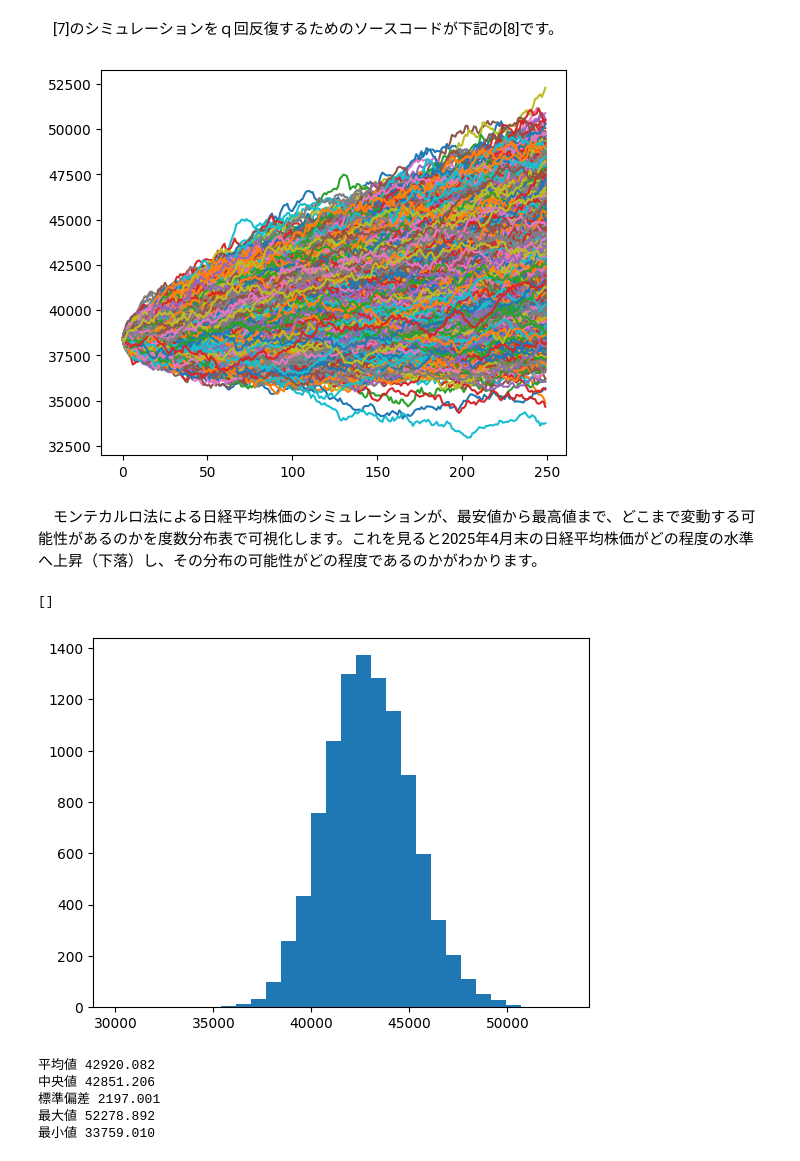
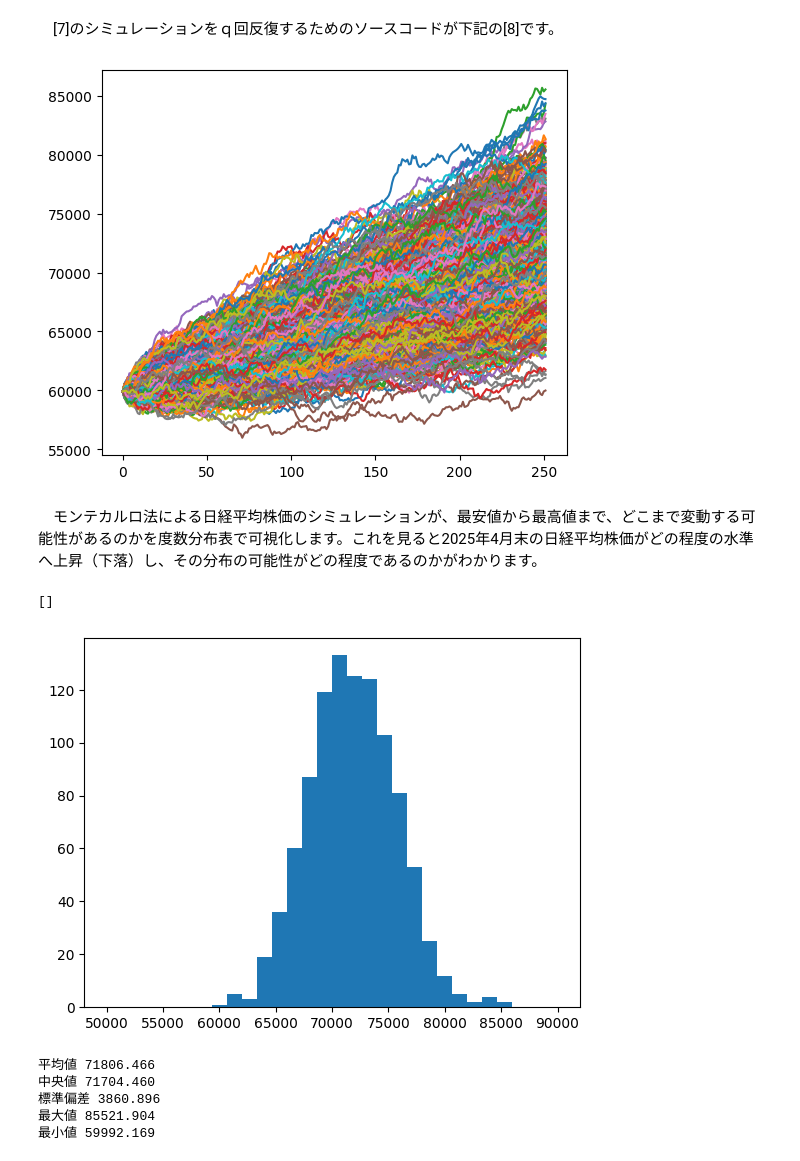
Before and after one commit to nagamamo/financial_data_science, a Jupyter notebook: 5_1_montecarlo_simulation.ipynb, the cells around one changed output. Saved outputs shown, nothing was run; the diff lists cells and outputs as text; code cells hidden in the pictures.

```diff
--- a/5_1_montecarlo_simulation.ipynb
+++ b/5_1_montecarlo_simulation.ipynb
@@ -25 +18,7 @@ nikkei=data.DataReader('^NKX','stooq',start=start,end=end).sort_values(by='Date'
+# %%
+#[2]株価日次データの取得
+tickers=['^N225']
+df = yf.download(tickers, start='2000-1-1', end='2026-4-30')
+df = df['Close']
+df.head()
 # %% [markdown]
@@ -27,12 +26,13 @@ nikkei=data.DataReader('^NKX','stooq',start=start,end=end).sort_values(by='Date'
 # %%
 #[3]データ前処理
-d_nikkei=np.log(nikkei.Close).diff(1)
-last=nikkei.Close[-1]
+d_nikkei=np.log(df).diff(1)
+last=df['^N225'][-1]
+last
 # %% [markdown]
 　続いて株価変動モデルの実装に必要な変数定義と算出を行います。そして年間営業日数daysを250日と仮定し、平均値muと標準偏差sigmaをnumpyを用いて算出します。限界的な時間の経過Δtをdeltaと定義し、年間営業日数daysで除します。最後に平均mu、標準偏差sigmaの正規分布に従う乱数を発生させ、このデータフレーム名をｚとします。250営業日の試算を数千回から数万回実施するモンテカルロ法では、計算速度を踏まえ、主としてnumpy配列を用いることにします。
 # %%
 #[4]リターン・平均値・標準偏差の算出と変数の定義
-days=250
+days=252
 mu=np.mean(d_nikkei)*days
 sigma=np.std(d_nikkei)*np.sqrt(days)
 delta_t=1/days
@@ -49,6 +49,6 @@ def bsm(S,sigma,mu,delta_t,z):
 # %%
 #[6]予測期間(p)・反復回数(q)・初期値他の定義と設定
-p, q= 250, 10000
+p, q= 252, 1000
 nikkei_F=np.zeros(p)
 nikkei_F[0] = last
 nikkei_F2=np.zeros(q)
@@ -74,16 +71,16 @@ for i in range(1,q):
   nikkei_F2[i]=nikkei_F[-1]
   nikkei_F3=np.delete(nikkei_F2,0)
 # %% [output]
-[figure, old version]
+[figure, new version]
 # %% [markdown]
 　モンテカルロ法による日経平均株価のシミュレーションが、最安値から最高値まで、どこまで変動する可能性があるのかを度数分布表で可視化します。これを見ると2025年4月末の日経平均株価がどの程度の水準へ上昇（下落）し、その分布の可能性がどの程度であるのかがわかります。
 # %%
 #[9]予測値分布の可視化
-plt.hist(nikkei_F3,bins=30,range=(30000,53000))
+plt.hist(nikkei_F3,bins=30,range=(50000,90000))
 plt.plot()
 # %% [output]
 []
-[figure, old version]
+[figure, new version]
 # %%
 #[10]予測値の記述統計
 print('平均値 {:.3f}'.format(np.mean(nikkei_F3)))
@@ -92,8 +89,8 @@ print('標準偏差 {:.3f}'.format(np.std(nikkei_F3)))
 print('最大値 {:.3f}'.format(np.max(nikkei_F3)))
 print('最小値 {:.3f}'.format(np.min(nikkei_F3)))
 # %% [output]
-平均値 42920.082
-中央値 42851.206
-標準偏差 2197.001
-最大値 52278.892
-最小値 33759.010
+平均値 71806.466
+中央値 71704.460
+標準偏差 3860.896
+最大値 85521.904
+最小値 59992.169
```
Also changed, not shown: parts of 9 cells of this notebook.
